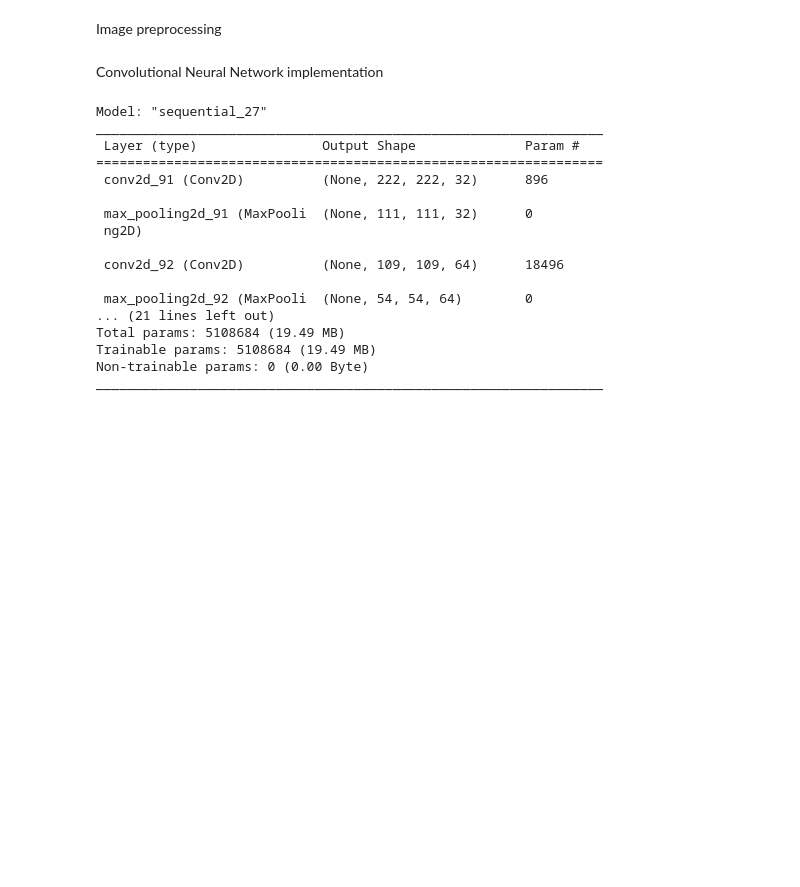
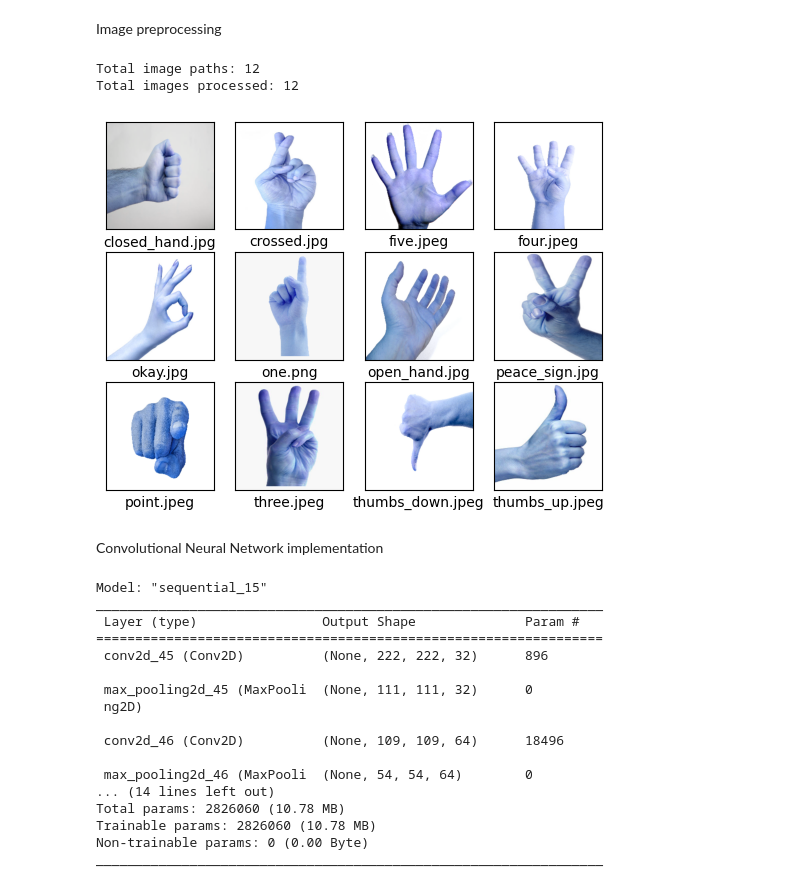
Before and after one commit to EvanJayChou/Hand-Gestures-Recognition-System, a Jupyter notebook: System.ipynb, the cells around one changed output. Drawn from its saved outputs; the diff is of its cells as text; code cells hidden in the pictures; blank space fills up the shorter version.

```diff
--- a/System.ipynb
+++ b/System.ipynb
@@ -6,9 +6,9 @@ import cv2 as cv
 import imutils
 import tensorflow as tf
 import os
+from imutils import paths
+from sklearn.preprocessing import LabelEncoder
 from keras.preprocessing.image import img_to_array
-from imutils import paths
-from sklearn.preprocessing import LabelBinarizer
 from keras.utils import to_categorical
 from keras.preprocessing.image import ImageDataGenerator
 import warnings
@@ -25,24 +25,49 @@ datagen = ImageDataGenerator (
     shear_range = 0.2,
     zoom_range = 0.2,
     horizontal_flip = True,
-    fill_mode = 'nearest'
+    fill_mode = 'nearest',
+    brightness_range=(0.8, 1.2),
 )
 
 imagePaths = sorted(list(paths.list_images('./data/train/')))
+print(f'Total image paths: {len(imagePaths)}')
 for imagePath in imagePaths:
     image = cv.imread(imagePath)
     image = cv.resize(image, (224,224))
     image = img_to_array(image)
     data.append(image)
-    label = imagePath.split(os.path.sep)
+    label = os.path.basename(imagePath)
+    #label = imagePath.split(os.path.sep)
     labels.append(label)
-
-data = np.array(data, dtype = "float") / 255.0
+'''
+for i in range(len(labels)):
+    gesture = labels[i]
+    gesture = gesture[5:]
+    labels[i] = gesture
+'''
+data = np.array(data, dtype = "float32") / 255.0
+print(f'Total images processed: {len(data)}')
 labels = np.array(labels, dtype = "str")
 datagen.fit(data)
-
-mlb = LabelBinarizer()
-labels = mlb.fit_transform(labels)
+# %% [output]
+Total image paths: 12
+Total images processed: 12
+# %%
+import matplotlib.pyplot as plt
+
+for i in range(len(data)) :
+    plt.subplot(3,4,i+1)
+    plt.xticks([])
+    plt.yticks([])
+    plt.imshow(data[i], cmap=plt.cm.binary)
+    plt.xlabel(labels[i])
+
+plt.show()
+
+mlb = LabelEncoder()
+labels2 = mlb.fit_transform(labels)
+# %% [output]
+[figure, added]
 # %% [markdown]
 Convolutional Neural Network implementation
 # %%
@@ -57,37 +82,33 @@ model.add(MaxPooling2D(pool_size = (2,2)))
 model.add(Conv2D(64, (3,3), activation = 'relu'))
 model.add(MaxPooling2D(pool_size = (2,2)))
 
-model.add(Conv2D(128, (3,3), activation = 'relu'))
-model.add(MaxPooling2D(pool_size = (2,2)))
-
-model.add(Conv2D(256, (3,3), activation = 'relu'))
+model.add(Conv2D(64, (3,3), activation = 'relu'))
 model.add(MaxPooling2D(pool_size = (2,2)))
 
 model.add(Flatten())
 
-model.add(Dense(128, activation = 'relu'))
-model.add(Dropout(0.5))
+model.add(Dense(64, activation = 'relu'))
 model.add(Dense(12, activation = 'softmax'))
 
-model.compile(optimizer = 'adam', loss = 'categorical_crossentropy', metrics=['accuracy'])
+model.compile(optimizer = 'adam', loss = 'sparse_categorical_crossentropy', metrics=['accuracy'])
 
 model.summary()
 # %% [output]
-Model: "sequential_27"
+Model: "sequential_15"
 _________________________________________________________________
  Layer (type)                Output Shape              Param #
 =================================================================
- conv2d_91 (Conv2D)          (None, 222, 222, 32)      896
+ conv2d_45 (Conv2D)          (None, 222, 222, 32)      896
 
- max_pooling2d_91 (MaxPooli  (None, 111, 111, 32)      0
+ max_pooling2d_45 (MaxPooli  (None, 111, 111, 32)      0
  ng2D)
 
- conv2d_92 (Conv2D)          (None, 109, 109, 64)      18496
+ conv2d_46 (Conv2D)          (None, 109, 109, 64)      18496
 
- max_pooling2d_92 (MaxPooli  (None, 54, 54, 64)        0
-... (21 lines left out)
-Total params: 5108684 (19.49 MB)
-Trainable params: 5108684 (19.49 MB)
+ max_pooling2d_46 (MaxPooli  (None, 54, 54, 64)        0
+... (14 lines left out)
+Total params: 2826060 (10.78 MB)
+Trainable params: 2826060 (10.78 MB)
 Non-trainable params: 0 (0.00 Byte)
 _________________________________________________________________
 # %%
```
Also changed, not shown: parts of 1 cell of this notebook.
